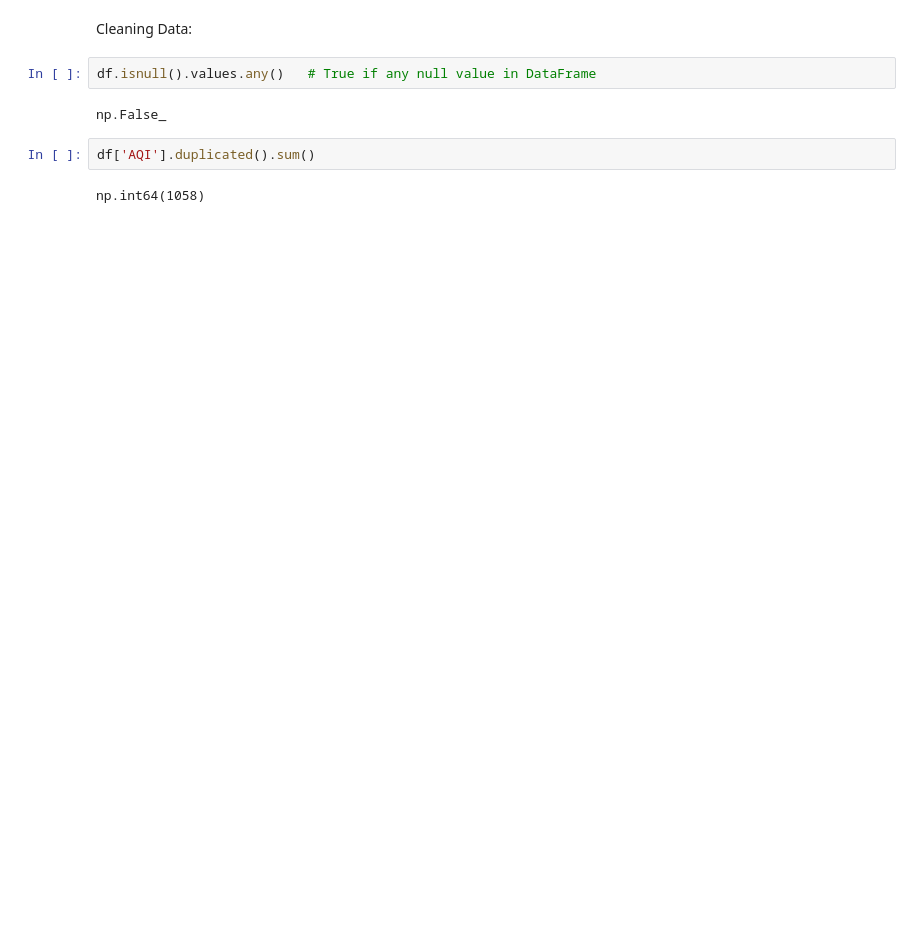
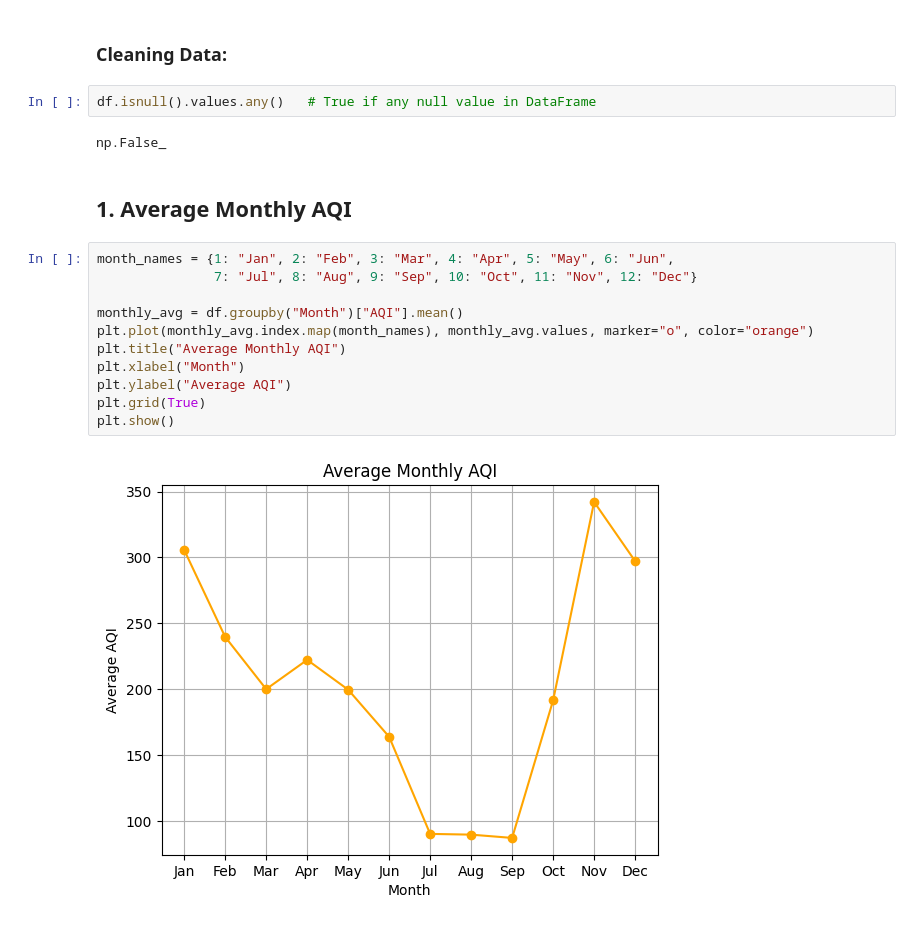
Before and after one commit to Vaibhavk9675/Internship_task5, a Jupyter notebook: analysis.ipynb, the cells around one changed output. Saved outputs shown, nothing was run; the diff lists cells and outputs as text; blank space fills up the shorter version.

```diff
--- a/analysis.ipynb
+++ b/analysis.ipynb
@@ -20,10 +8,21 @@ print(df.head()) # Displays the first 5 rows
 # %% [markdown]
-Cleaning Data:
+<h3>Cleaning Data:</h3>
 # %%
 df.isnull().values.any()   # True if any null value in DataFrame
 # %% [output]
 np.False_
-# %%
-df['AQI'].duplicated().sum()
-# %% [output]
-np.int64(1058)
+# %% [markdown]
+<h2>1. Average Monthly AQI</h>
+# %%
+month_names = {1: "Jan", 2: "Feb", 3: "Mar", 4: "Apr", 5: "May", 6: "Jun",
+               7: "Jul", 8: "Aug", 9: "Sep", 10: "Oct", 11: "Nov", 12: "Dec"}
+
+monthly_avg = df.groupby("Month")["AQI"].mean()
+plt.plot(monthly_avg.index.map(month_names), monthly_avg.values, marker="o", color="orange")
+plt.title("Average Monthly AQI")
+plt.xlabel("Month")
+plt.ylabel("Average AQI")
+plt.grid(True)
+plt.show()
+# %% [output]
+[figure, added]
```
Also changed, not shown: parts of 18 cells of this notebook.
